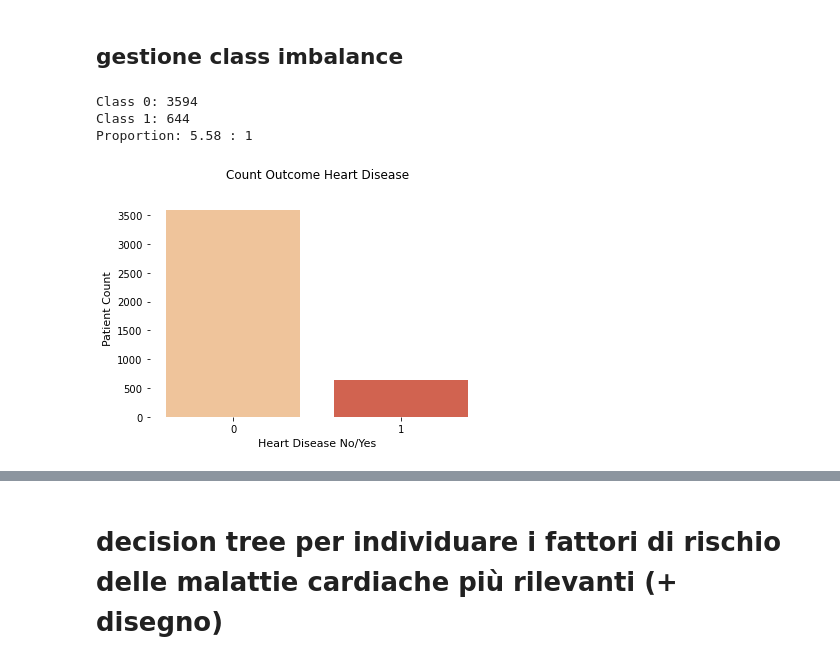
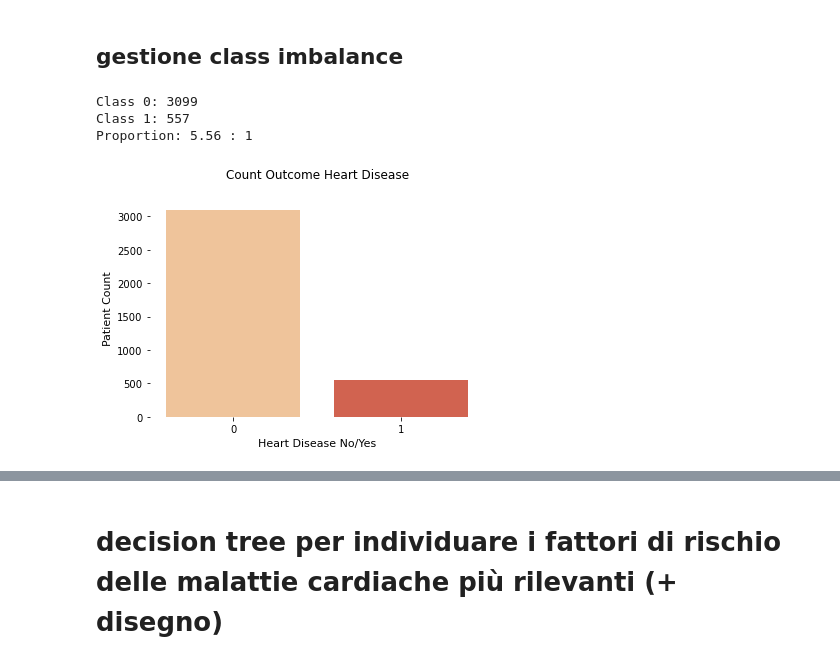
Before and after one commit to lorenzlorg/Big-Data-MAPR-project, a Jupyter notebook: Esercizio Classificazione.ipynb, the cells around one changed output, grey strips where cells are left out. Drawn from its saved outputs; the diff is of its cells as text; code cells hidden in the pictures.

```diff
--- a/Esercizio Classificazione.ipynb
+++ b/Esercizio Classificazione.ipynb
@@ -232,21 +252,21 @@ X_train, X_test, y_train, y_test = train_test_split(X, y, test_size = 0.2, rando
 ## gestione class imbalance
 # %%
 # Checking balance of outcome variable
-target_count = df.TenYearCHD.value_counts()
+target_count = df_clean.TenYearCHD.value_counts()
 print('Class 0:', target_count[0])
 print('Class 1:', target_count[1])
 print('Proportion:', round(target_count[0] / target_count[1], 2), ': 1')
 
-sns.countplot(df.TenYearCHD, palette="OrRd")
+sns.countplot(df_clean.TenYearCHD, palette="OrRd")
 plt.box(False)
 plt.xlabel('Heart Disease No/Yes',fontsize=11)
 plt.ylabel('Patient Count',fontsize=11)
 plt.title('Count Outcome Heart Disease\n')
 plt.savefig('Balance Heart Disease.png')
 plt.show()
 # %% [output]
-Class 0: 3594
-Class 1: 644
-Proportion: 5.58 : 1
+Class 0: 3099
+Class 1: 557
+Proportion: 5.56 : 1
-[figure, old version]
+[figure, new version]
 # %%
```
Also changed, not shown: parts of 23 cells of this notebook.
